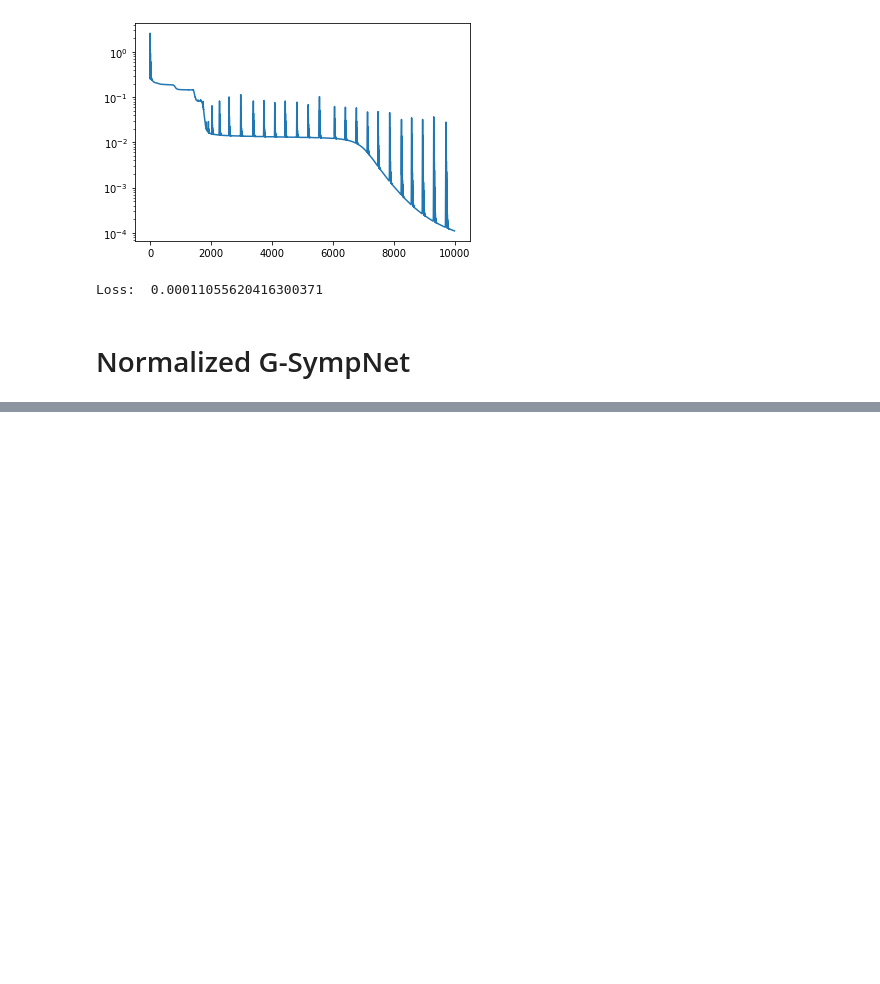
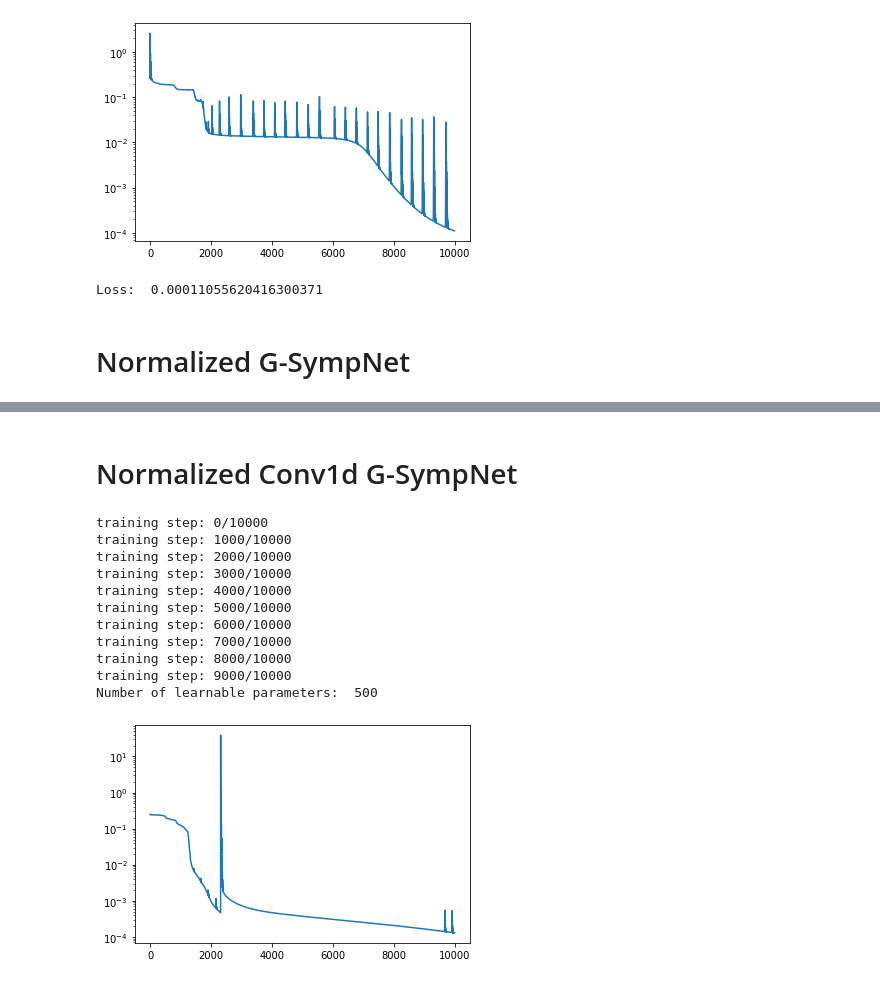
Before and after one commit to steff-mueller/simtech-bsc-thesis, a Jupyter notebook: demos/normalization.ipynb, the cells around one changed output, grey strips where cells are left out. Cells and saved outputs as stored; diff of their text form; code cells hidden in the pictures; blank space fills up the shorter version.

```diff
--- a/demos/normalization.ipynb
+++ b/demos/normalization.ipynb
@@ -9,17 +9,12 @@ from nn.nonlinearsymplectic import *
 # %%
 # Generate training data
 
-q = np.zeros(1000)
-p = np.linspace(0, 8*np.pi, 1000)
+np.random.seed(14583)
+x = np.random.uniform(-4*np.pi, 4*np.pi, (1000,4))
 
-np.random.seed(14583)
-x = np.random.uniform(-4*np.pi, 4*np.pi, (1000,2))
-
-print(x.shape)
-
-f = lambda x: np.stack([
-    x[:,0] + np.sin(x[:,1]),
-    x[:,1]
+f = lambda x: np.concatenate([
+    x[:,0:2] + np.sin(x[:,2:4]),
+    x[:,2:4]
 ], axis=1)
 
 y = f(x)
@@ -157,0 +139,22 @@ Loss:  0.24752621352672577
+# %% [markdown]
+# Normalized Conv1d G-SympNet
+# %%
+activation_fn = torch.sigmoid
+dim = 4
+
+g_norm_conv1d = NormalizedUpperConv1dGradientModule(dim, n=100, bias=False, activation_fn=activation_fn)
+
+train(g_norm_conv1d)
+# %% [output]
+training step: 0/10000
+training step: 1000/10000
+training step: 2000/10000
+training step: 3000/10000
+training step: 4000/10000
+training step: 5000/10000
+training step: 6000/10000
+training step: 7000/10000
+training step: 8000/10000
+training step: 9000/10000
+Number of learnable parameters:  500
+[figure, added]
```
Also changed, not shown: parts of 4 cells of this notebook.
